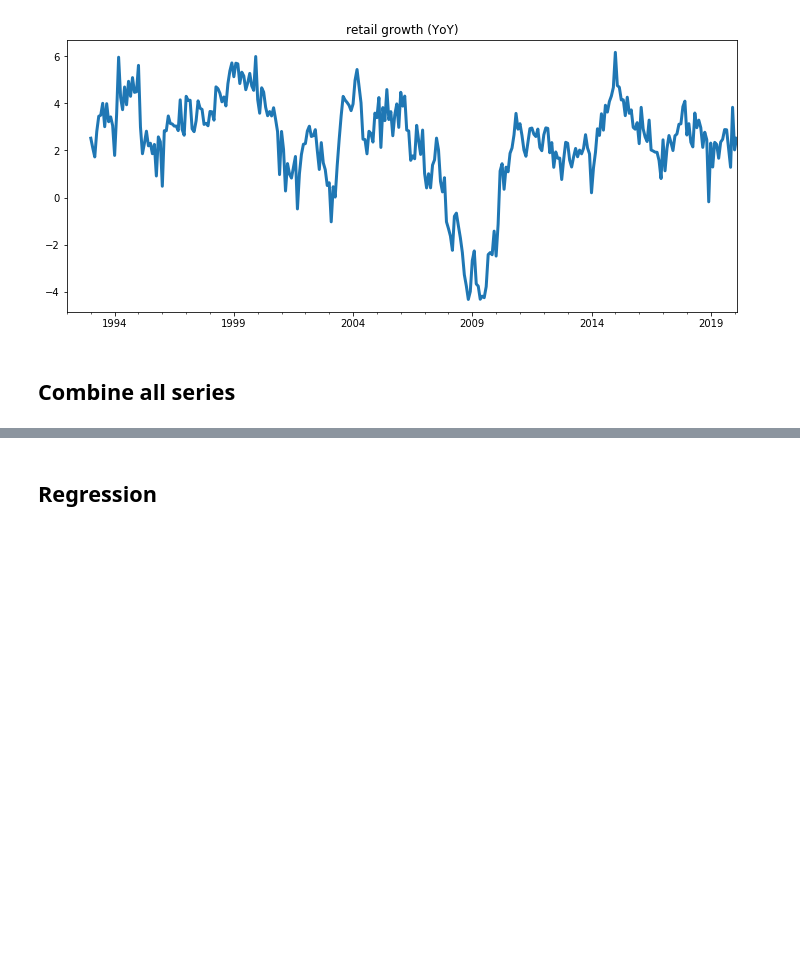
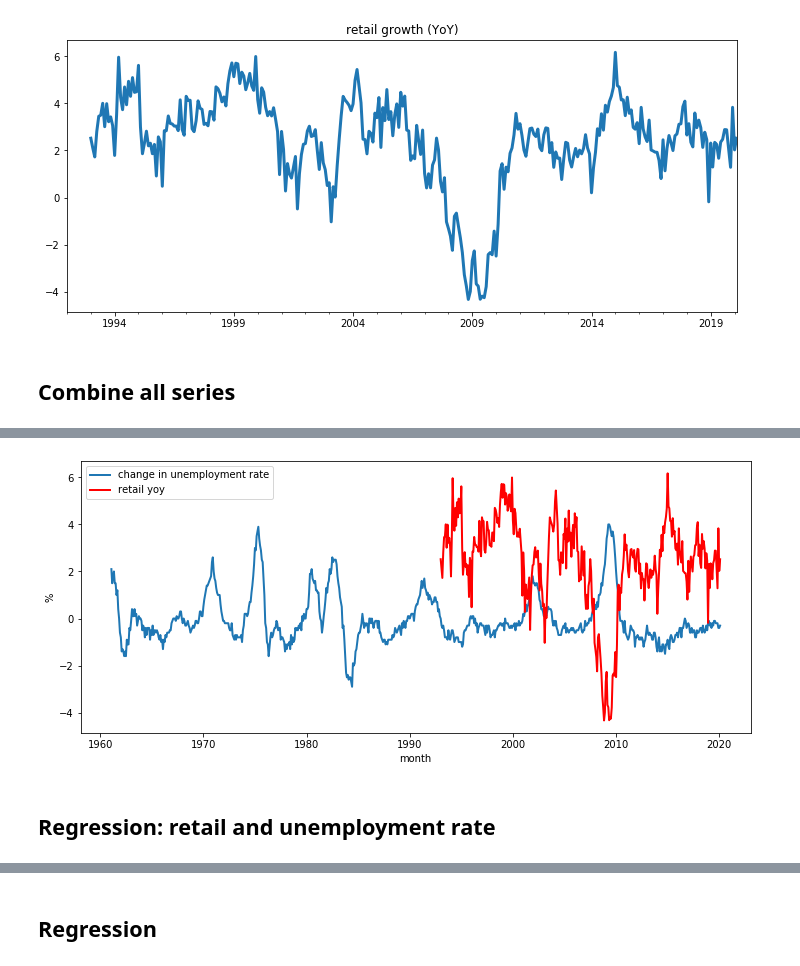
Before and after one commit to iworld1991/PredictUE, a Jupyter notebook: Python/PredictUE.ipynb, the cells around one changed output, grey strips where cells are left out. Drawn from its saved outputs; the diff is of its cells as text; code cells hidden in the pictures; blank space fills up the shorter version.

```diff
--- a/Python/PredictUE.ipynb
+++ b/Python/PredictUE.ipynb
@@ -238,0 +122,32 @@ plt.savefig('figures/all')
+# %%
+## change to change
+
+## plot all series
+
+fig, ax = plt.subplots(figsize = figsize)
+
+#ax2 = ax.twinx()
+ax.plot(df.index,
+        df['ue_chg'],
+        lw =2,
+        label = 'change in unemployment rate')
+
+ax.plot(df.index,
+        df['retail_yoy'],
+        'r-',
+        lw = 2,
+        label = 'retail yoy')
+
+ax.set_xlabel("month",fontsize = fontsize)
+ax.set_ylabel('%',fontsize = fontsize)
+ax2.set_ylabel('index',fontsize = fontsize)
+
+ax.legend(loc = 0,
+          fontsize = fontsize)
+ax2.legend(loc = 3,
+          fontsize = fontsize)
+plt.savefig('figures/retail_yoy_ue_chg')
+# %% [output]
+[figure, added]
+# %% [markdown]
+## Regression: retail and unemployment rate
```
Also changed, not shown: parts of 80 cells of this notebook, 26 other files.
